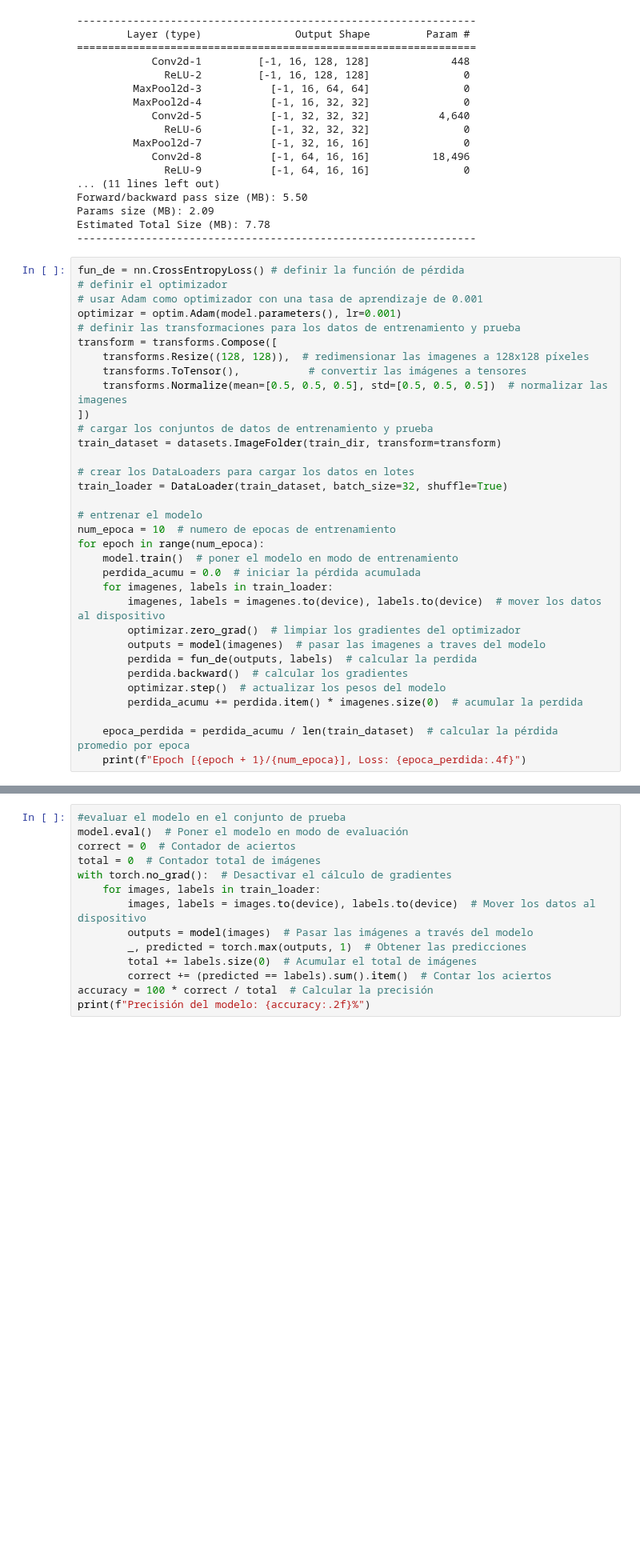
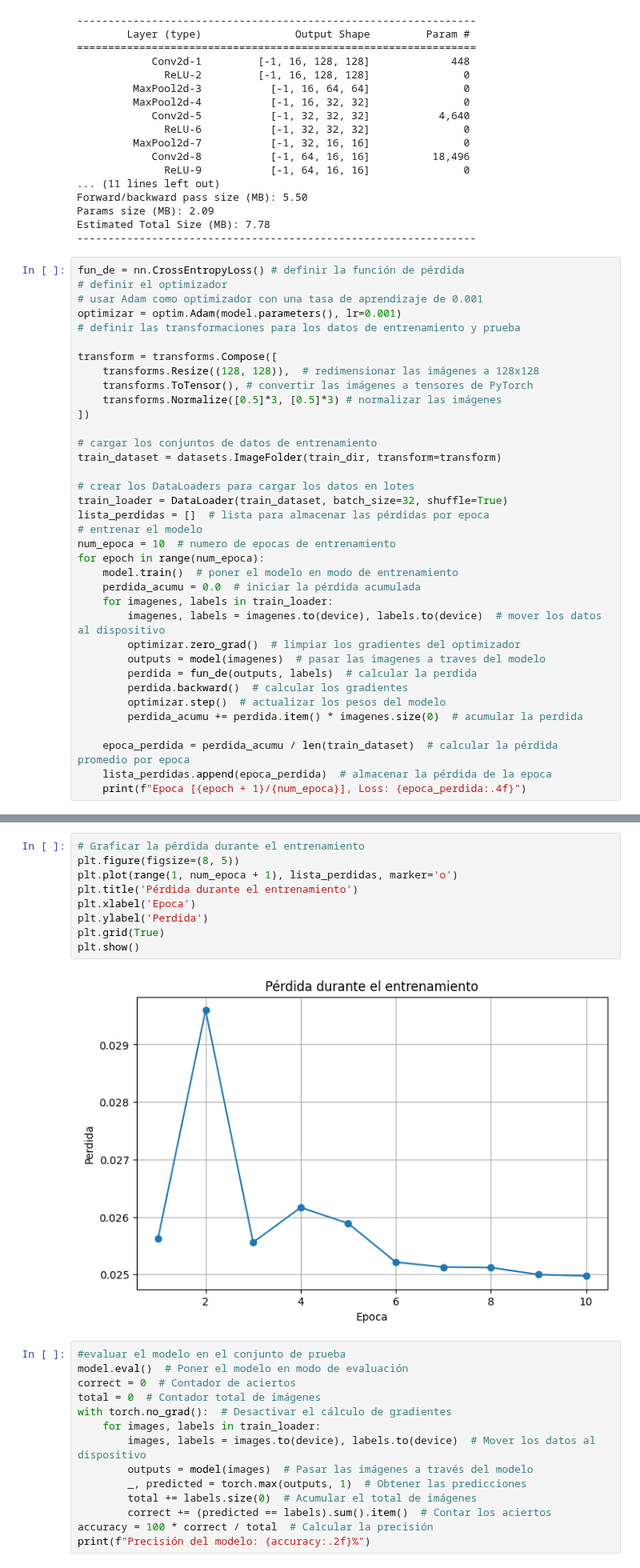
Before and after one commit to Pepe08tn/Proyecto-PIA-2025, a Jupyter notebook: imagenes/data.ipynb, the cells around one changed output, grey strips where cells are left out. Shown at 80% size. Drawn from its saved outputs; the diff is of its cells as text; blank space fills up the shorter version.

```diff
--- a/imagenes/data.ipynb
+++ b/imagenes/data.ipynb
@@ -185,17 +184,19 @@ fun_de = nn.CrossEntropyLoss() # definir la función de pérdida
 # usar Adam como optimizador con una tasa de aprendizaje de 0.001
 optimizar = optim.Adam(model.parameters(), lr=0.001)
 # definir las transformaciones para los datos de entrenamiento y prueba
+
 transform = transforms.Compose([
-    transforms.Resize((128, 128)),  # redimensionar las imagenes a 128x128 píxeles
-    transforms.ToTensor(),           # convertir las imágenes a tensores
-    transforms.Normalize(mean=[0.5, 0.5, 0.5], std=[0.5, 0.5, 0.5])  # normalizar las imagenes
+    transforms.Resize((128, 128)),  # redimensionar las imágenes a 128x128
+    transforms.ToTensor(), # convertir las imágenes a tensores de PyTorch
+    transforms.Normalize([0.5]*3, [0.5]*3) # normalizar las imágenes
 ])
-# cargar los conjuntos de datos de entrenamiento y prueba
+
+# cargar los conjuntos de datos de entrenamiento
 train_dataset = datasets.ImageFolder(train_dir, transform=transform)
 
 # crear los DataLoaders para cargar los datos en lotes
 train_loader = DataLoader(train_dataset, batch_size=32, shuffle=True)
-
+lista_perdidas = []  # lista para almacenar las pérdidas por epoca
 # entrenar el modelo
 num_epoca = 10  # numero de epocas de entrenamiento
 for epoch in range(num_epoca):
@@ -211,5 +212,6 @@ for epoch in range(num_epoca):
         perdida_acumu += perdida.item() * imagenes.size(0)  # acumular la perdida
 
     epoca_perdida = perdida_acumu / len(train_dataset)  # calcular la pérdida promedio por epoca
-    print(f"Epoch [{epoch + 1}/{num_epoca}], Loss: {epoca_perdida:.4f}")
+    lista_perdidas.append(epoca_perdida)  # almacenar la pérdida de la epoca
+    print(f"Epoca [{epoch + 1}/{num_epoca}], Loss: {epoca_perdida:.4f}")
 # %% [output]
@@ -226,3 +228,14 @@ Epoch [10/10], Loss: 0.0411
+# %%
+# Graficar la pérdida durante el entrenamiento
+plt.figure(figsize=(8, 5))
+plt.plot(range(1, num_epoca + 1), lista_perdidas, marker='o')
+plt.title('Pérdida durante el entrenamiento')
+plt.xlabel('Epoca')
+plt.ylabel('Perdida')
+plt.grid(True)
+plt.show()
+# %% [output]
+[figure, added]
 # %%
 #evaluar el modelo en el conjunto de prueba
 model.eval()  # Poner el modelo en modo de evaluación
```
Also changed, not shown: parts of 2 cells of this notebook.
